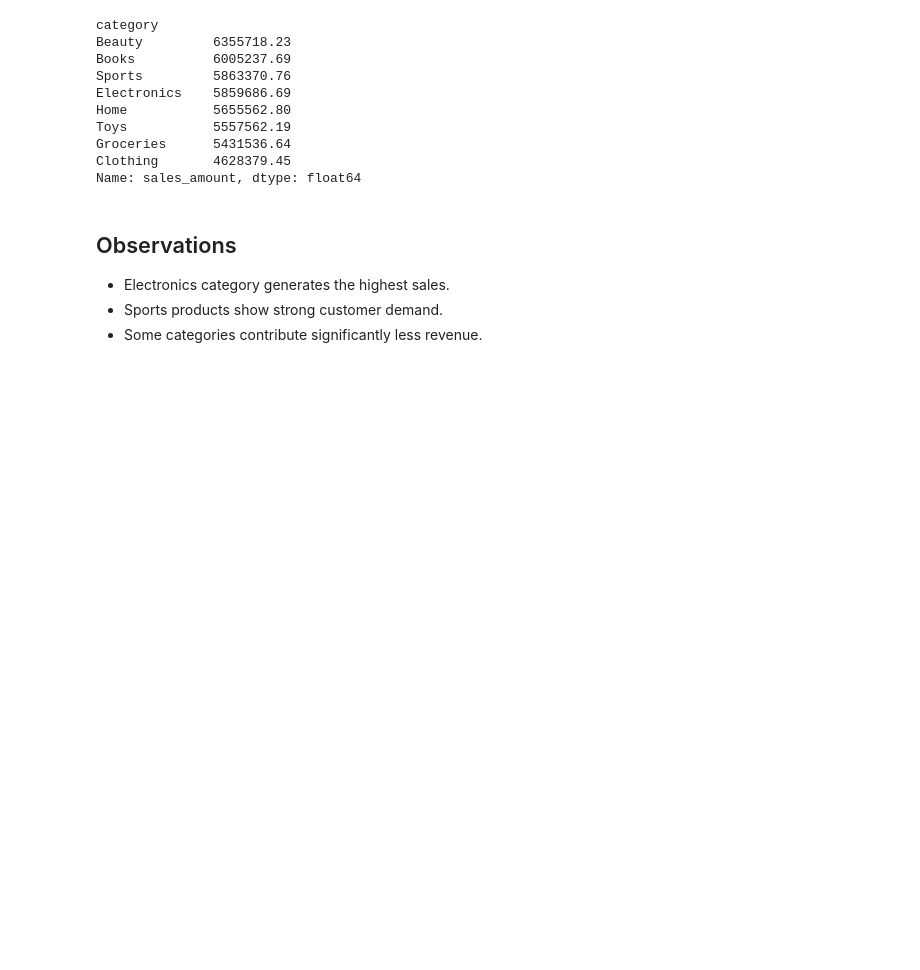
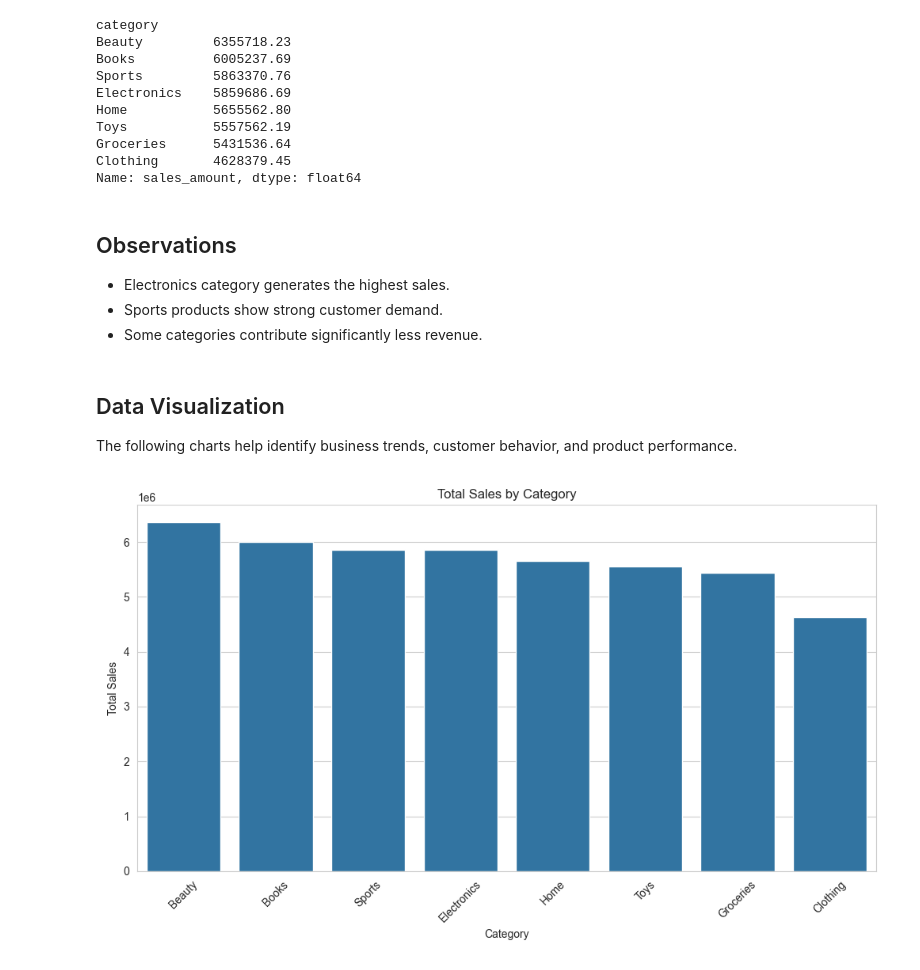
Before and after one commit to Yuvithalekar/sql-python-analytics, a Jupyter notebook: notebooks/analytics.ipynb, the cells around one changed output. Saved outputs shown, nothing was run; the diff lists cells and outputs as text; code cells hidden in the pictures; blank space fills up the shorter version.

Commit message:
Added business analytics visualizations and charts

```diff
--- a/notebooks/analytics.ipynb
+++ b/notebooks/analytics.ipynb
@@ -90,3 +90,13 @@ Name: sales_amount, dtype: float64
 - Electronics category generates the highest sales.
 - Sports products show strong customer demand.
 - Some categories contribute significantly less revenue.
+# %% [markdown]
+## Data Visualization
+
+The following charts help identify business trends, customer behavior, and product performance.
+# %%
+from IPython.display import Image
+
+Image(filename="../reports/charts/category_sales.png")
+# %% [output]
+[figure, added]
```
Also changed, not shown: parts of 1 cell of this notebook, 7 other files.
